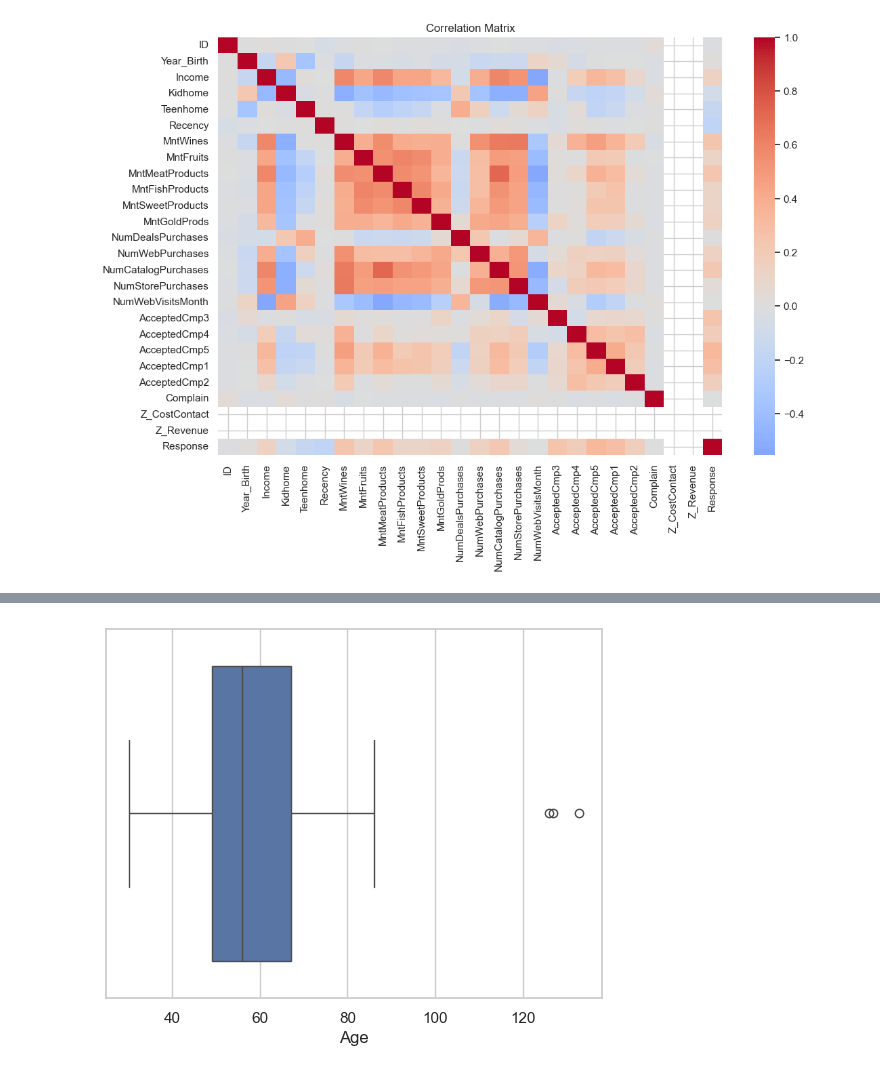
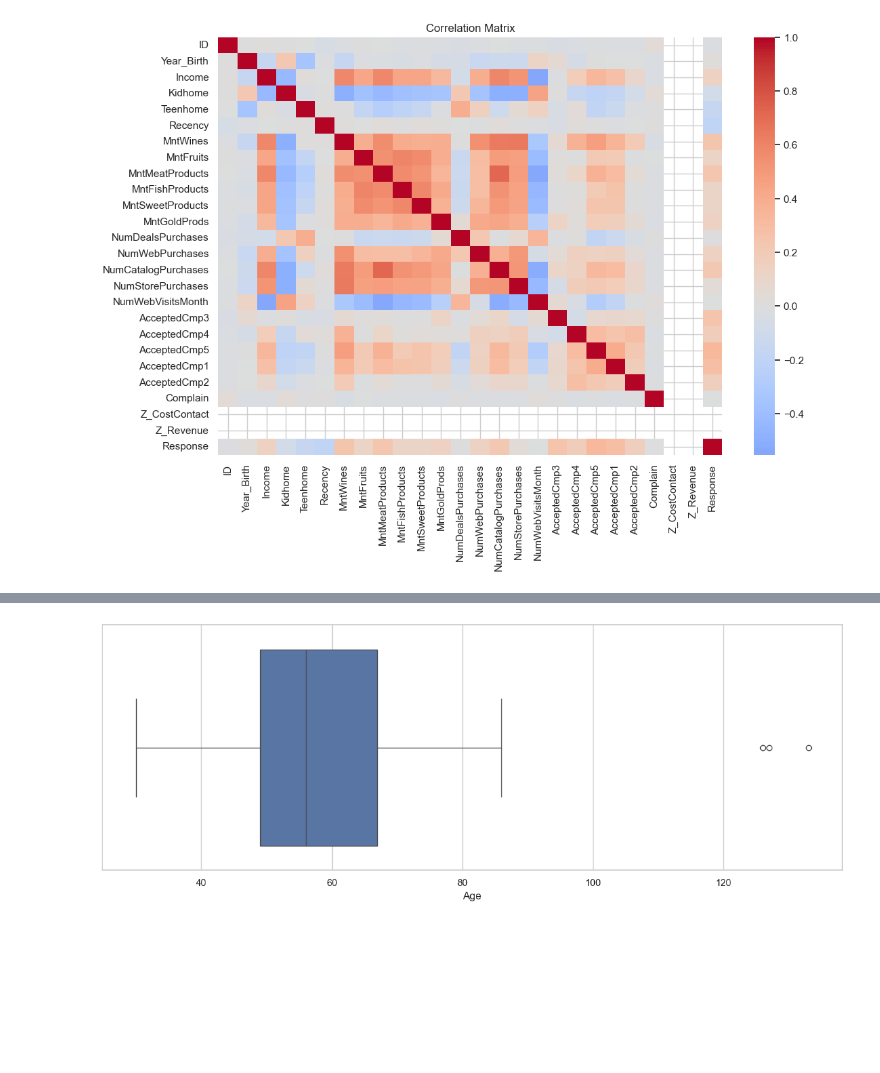
Before and after one commit to fridacarbajalordonez/customer-segmentation-kmeans, a Jupyter notebook: notebooks/customer_segmentation.ipynb, the cells around one changed output, grey strips where cells are left out. Saved outputs shown, nothing was run; the diff lists cells and outputs as text; code cells hidden in the pictures; blank space fills up the shorter version.

```diff
--- a/notebooks/customer_segmentation.ipynb
+++ b/notebooks/customer_segmentation.ipynb
@@ -255,7 +258,8 @@ plt.show()
 # %%
 # Plot a basic histogram
+plt.figure(figsize=(15, 5))
 sns.boxplot(data=df, x= "Age")
 plt.show()
 # %% [output]
-[figure, old version]
+[figure, new version]
 # %%
```
Also changed, not shown: parts of 14 cells of this notebook.
